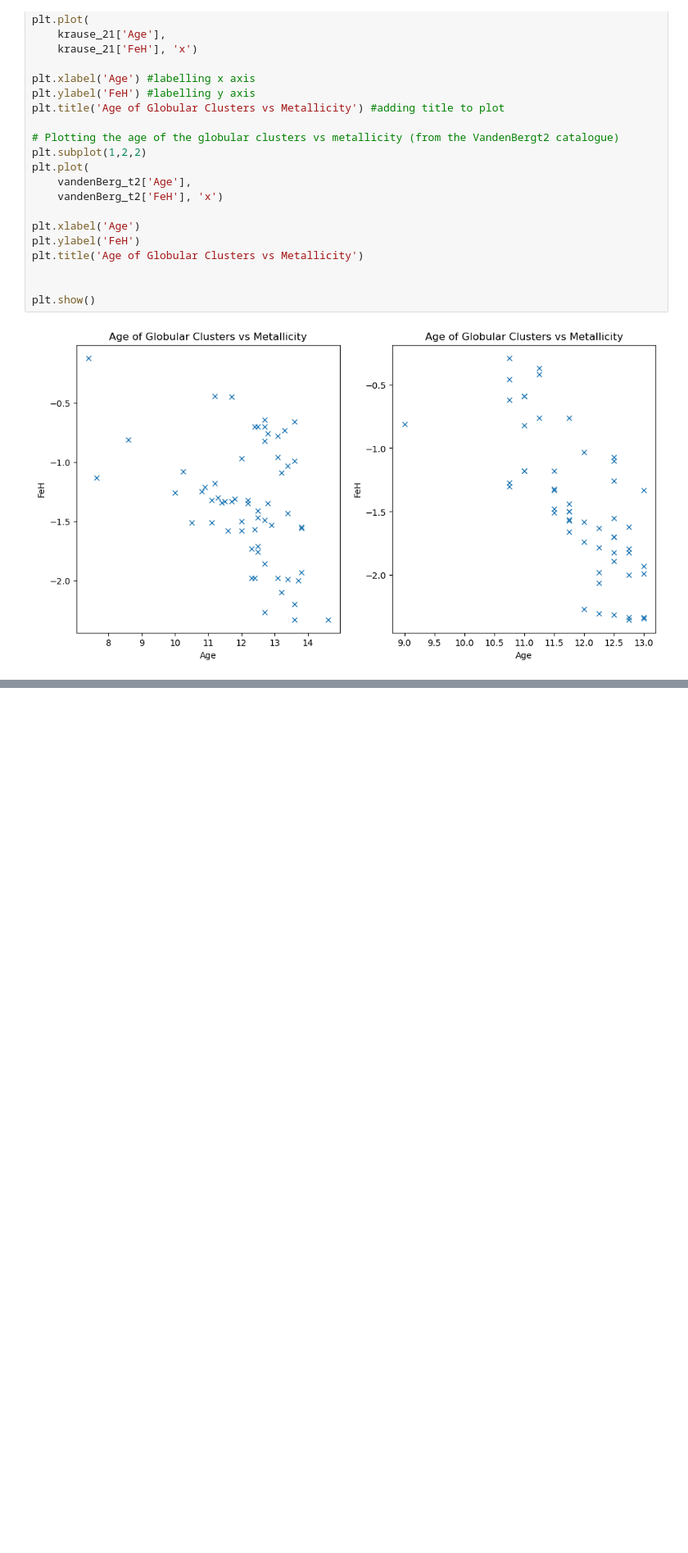
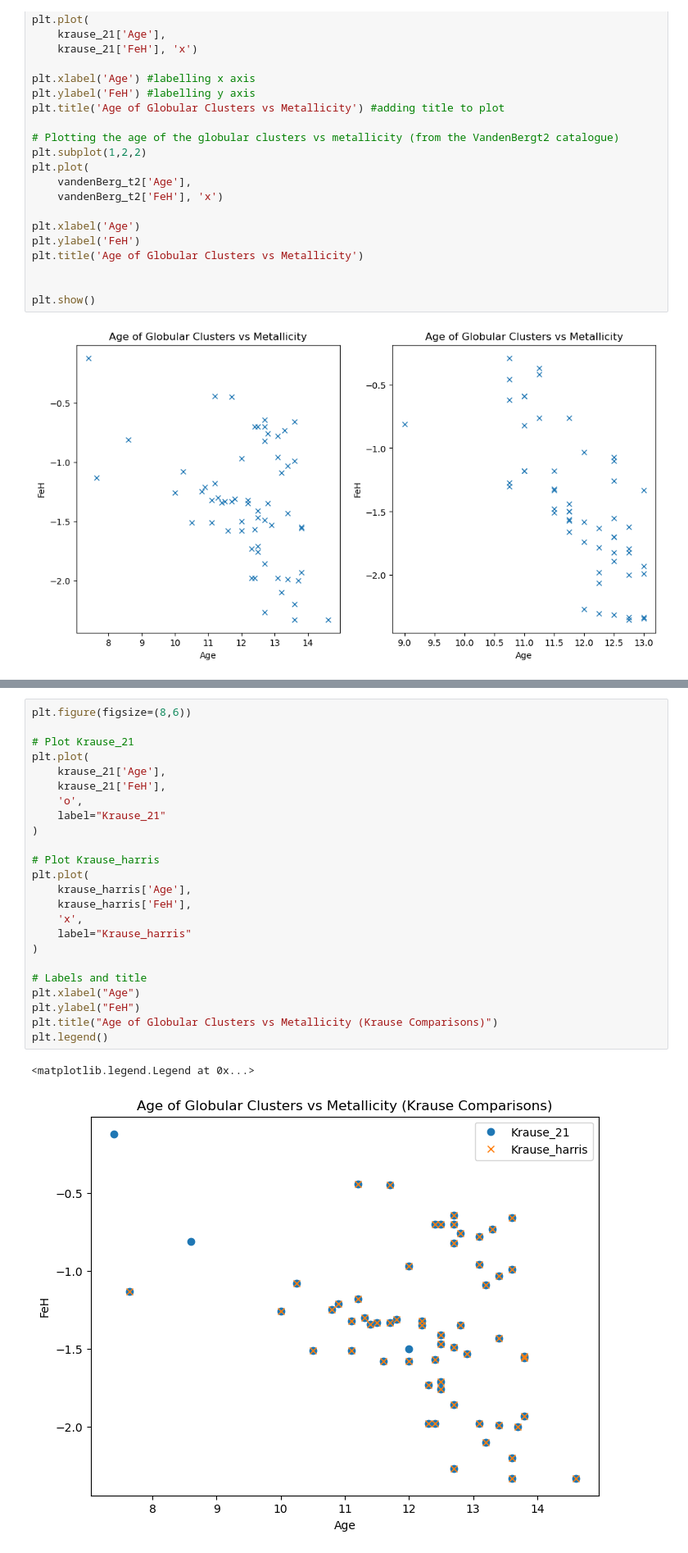
Before and after one commit to pavitraah/phys3116_cosmo_crew, a Jupyter notebook: Assignment Code/cosmo_crew.ipynb, the cells around one changed output, grey strips where cells are left out. Shown at 82% size. Cells and saved outputs as stored; diff of their text form; blank space fills up the shorter version.

```diff
--- a/Assignment Code/cosmo_crew.ipynb
+++ b/Assignment Code/cosmo_crew.ipynb
@@ -142,0 +196,27 @@ plt.show()
+# %%
+plt.figure(figsize=(8,6))
+
+# Plot Krause_21
+plt.plot(
+    krause_21['Age'],
+    krause_21['FeH'],
+    'o',
+    label="Krause_21"
+)
+
+# Plot Krause_harris
+plt.plot(
+    krause_harris['Age'],
+    krause_harris['FeH'],
+    'x',
+    label="Krause_harris"
+)
+
+# Labels and title
+plt.xlabel("Age")
+plt.ylabel("FeH")
+plt.title("Age of Globular Clusters vs Metallicity (Krause Comparisons)")
+plt.legend()
+# %% [output]
+<matplotlib.legend.Legend at 0x...>
+[figure, added]
```
Also changed, not shown: parts of 3 cells of this notebook.
